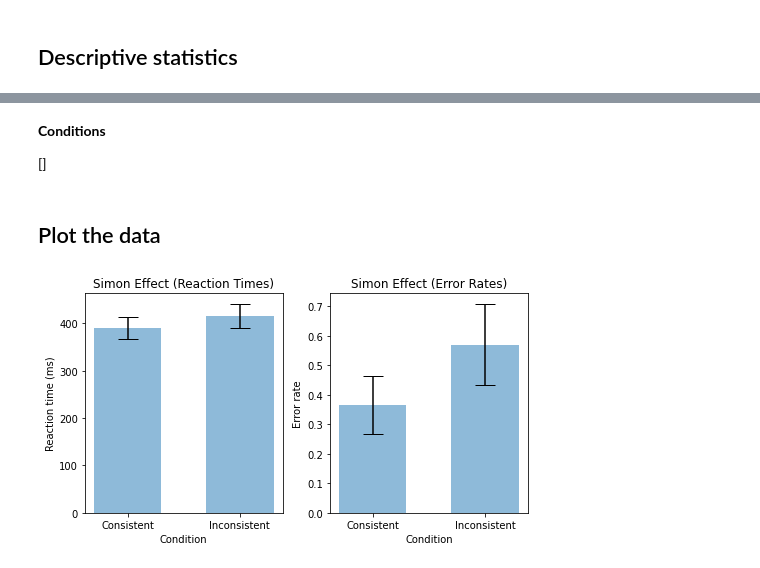
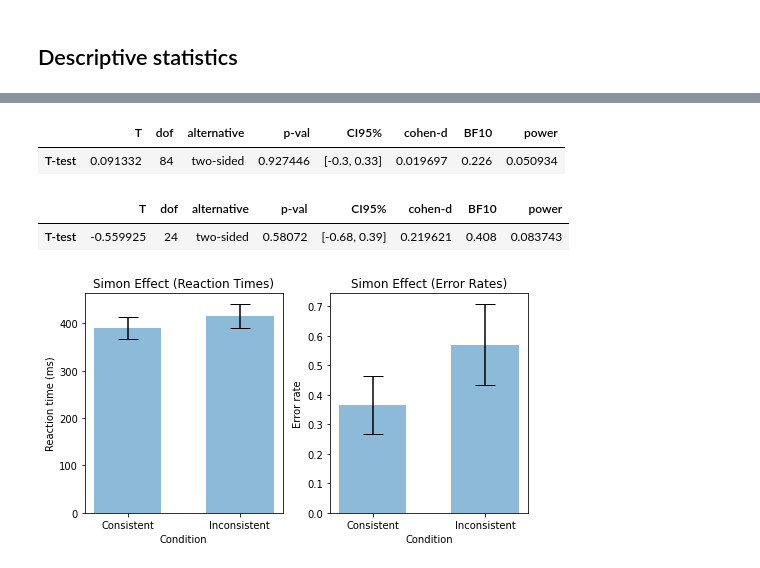
Before and after one commit to javiercmh/lab-cognition-analysis, a Jupyter notebook: code/Driving styles and car type.ipynb, the cells around one changed output, grey strips where cells are left out. Saved outputs shown, nothing was run; the diff lists cells and outputs as text; code cells hidden in the pictures.

```diff
--- a/code/Driving styles and car type.ipynb
+++ b/code/Driving styles and car type.ipynb
@@ -79,9 +173,15 @@ driving_data.head()
-# %% [markdown]
-**Conditions**
-
-[]
-# %% [markdown]
-## Plot the data
+# %%
+# perform t test on driving data
+pg.ttest(driving_data["assertive"], driving_data["defensive"])
+# %% [output]
+|  | T | dof | alternative | p-val | CI95% | cohen-d | BF10 | power |
+| T-test | 0.091332 | 84 | two-sided | 0.927446 | [-0.3, 0.33] | 0.019697 | 0.226 | 0.050934 |
+# %%
+# perform t test on car_type_data
+pg.ttest(car_type_data["assertive"], car_type_data["defensive"])
+# %% [output]
+|  | T | dof | alternative | p-val | CI95% | cohen-d | BF10 | power |
+| T-test | -0.559925 | 24 | two-sided | 0.58072 | [-0.68, 0.39] | 0.219621 | 0.408 | 0.083743 |
 # %%
 # confidence interval of paired t-test
 "difference in means +- t(n-1, 0.05) * se(mean) / sqrt(n)"
```
Also changed, not shown: parts of 15 cells of this notebook, 4 other files.
